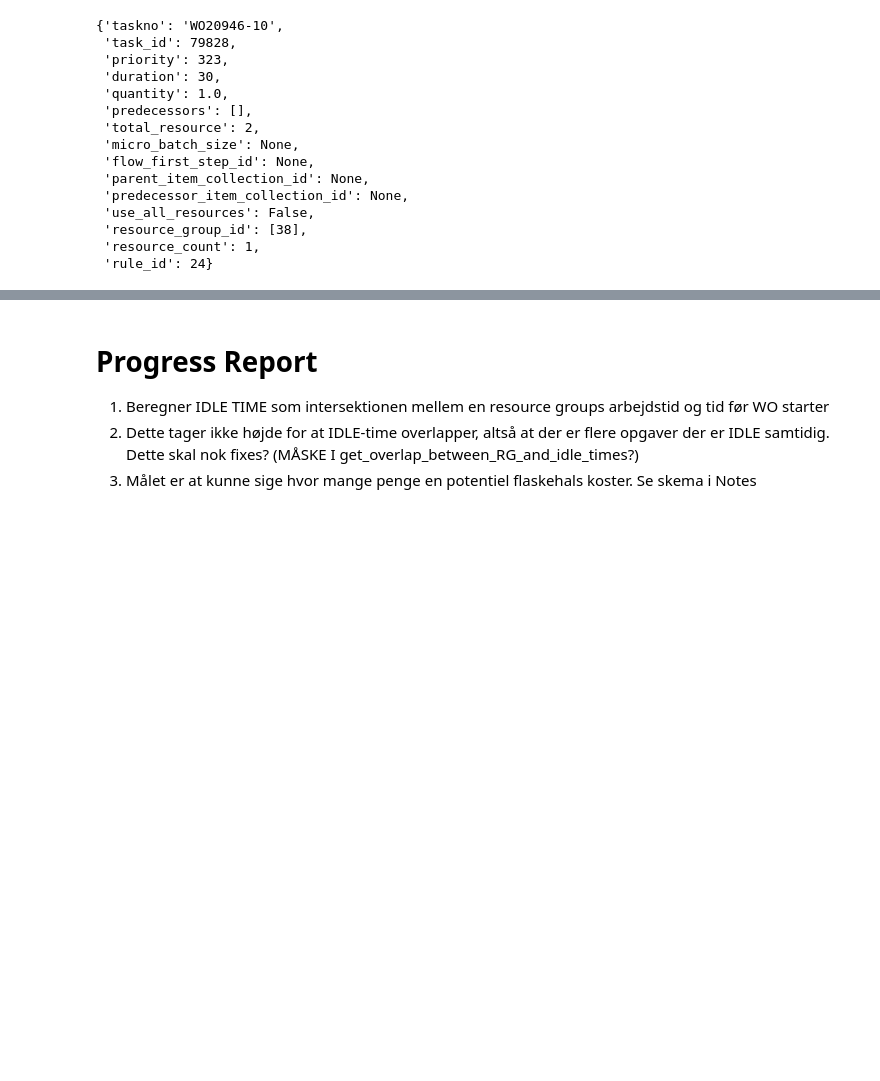
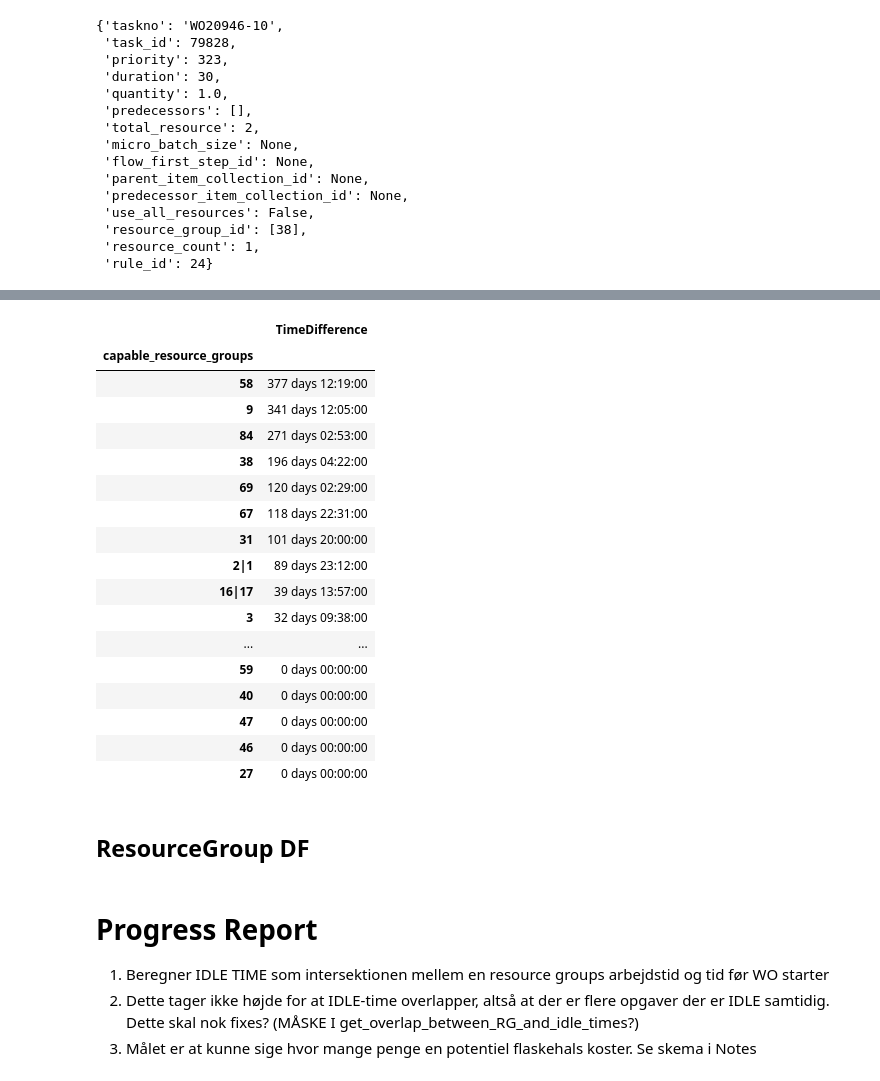
Before and after one commit to Askenm/smart_agriculture, a Jupyter notebook: OutputAnalysis.ipynb, the cells around one changed output, grey strips where cells are left out. Drawn from its saved outputs; the diff is of its cells as text; code cells hidden in the pictures; blank space fills up the shorter version.

```diff
--- a/OutputAnalysis.ipynb
+++ b/OutputAnalysis.ipynb
@@ -479,0 +632,22 @@ convert_minutes(idle_RGs[3])[0]/365
+# %%
+WorkOrders.loc[~WorkOrders['DueDate'].isna()].sort_values('Priority').head(30)
+WorkOrders[['TimeDifference','capable_resource_groups']].groupby('capable_resource_groups').sum().sort_values("TimeDifference",ascending=False)
+# %% [output]
+|  | TimeDifference |
+| capable_resource_groups |  |
+| 58 | 377 days 12:19:00 |
+| 9 | 341 days 12:05:00 |
+| 84 | 271 days 02:53:00 |
+| 38 | 196 days 04:22:00 |
+| 69 | 120 days 02:29:00 |
+| 67 | 118 days 22:31:00 |
+| 31 | 101 days 20:00:00 |
+| 2|1 | 89 days 23:12:00 |
+| 16|17 | 39 days 13:57:00 |
+| 3 | 32 days 09:38:00 |
+| ... | ... |
+| 59 | 0 days 00:00:00 |
+| 40 | 0 days 00:00:00 |
+| 47 | 0 days 00:00:00 |
+| 46 | 0 days 00:00:00 |
+| 27 | 0 days 00:00:00 |
@@ -480,3 +656,5 @@ convert_minutes(idle_RGs[3])[0]/365
+# %% [markdown]
+## ResourceGroup DF
 # %% [markdown]
 # Progress Report
 1. Beregner IDLE TIME som intersektionen mellem en resource groups arbejdstid og tid før WO starter
```
Also changed, not shown: parts of 16 cells of this notebook.
